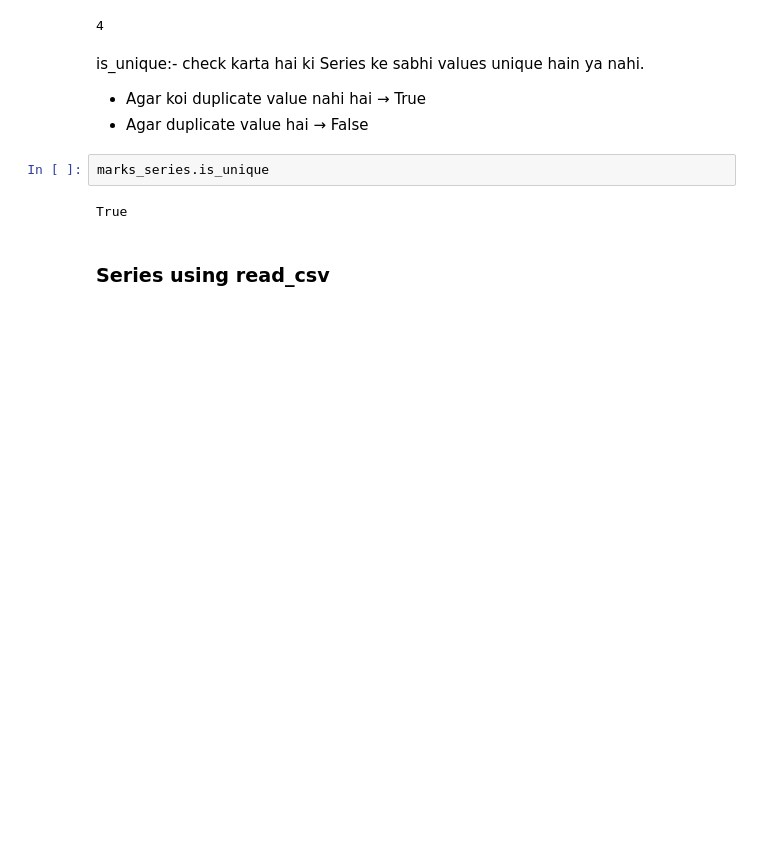
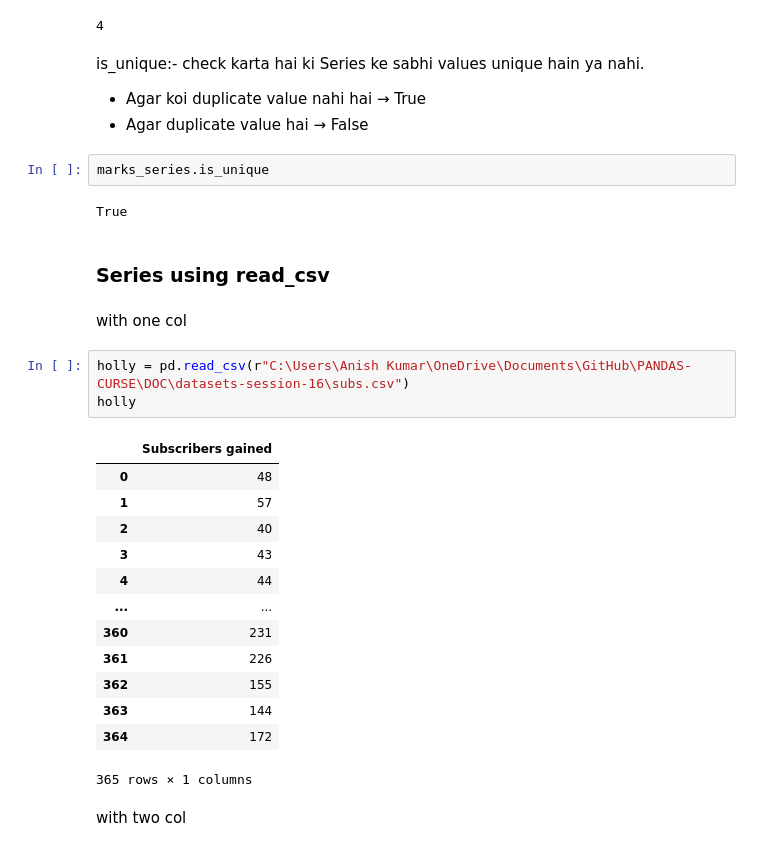
Before and after one commit to Suraj-kumar121K/PANDAS-CURSE, a Jupyter notebook: Pandas_Caurse/Data_Structure/Series/01_Series.ipynb, the cells around one changed output. Saved outputs shown, nothing was run; the diff lists cells and outputs as text; blank space fills up the shorter version.

```diff
--- a/Pandas_Caurse/Data_Structure/Series/01_Series.ipynb
+++ b/Pandas_Caurse/Data_Structure/Series/01_Series.ipynb
@@ -113,3 +113,24 @@ marks_series.is_unique
 True
 # %% [markdown]
 ### Series using read_csv
+# %% [markdown]
+with one col
+# %%
+holly = pd.read_csv(r"C:\Users\Anish Kumar\OneDrive\Documents\GitHub\PANDAS-CURSE\DOC\datasets-session-16\subs.csv")
+holly
+# %% [output]
+|  | Subscribers gained |
+| 0 | 48 |
+| 1 | 57 |
+| 2 | 40 |
+| 3 | 43 |
+| 4 | 44 |
+| ... | ... |
+| 360 | 231 |
+| 361 | 226 |
+| 362 | 155 |
+| 363 | 144 |
+| 364 | 172 |
+365 rows × 1 columns
+# %% [markdown]
+with two col
```
Also changed, not shown: parts of 14 cells of this notebook.
